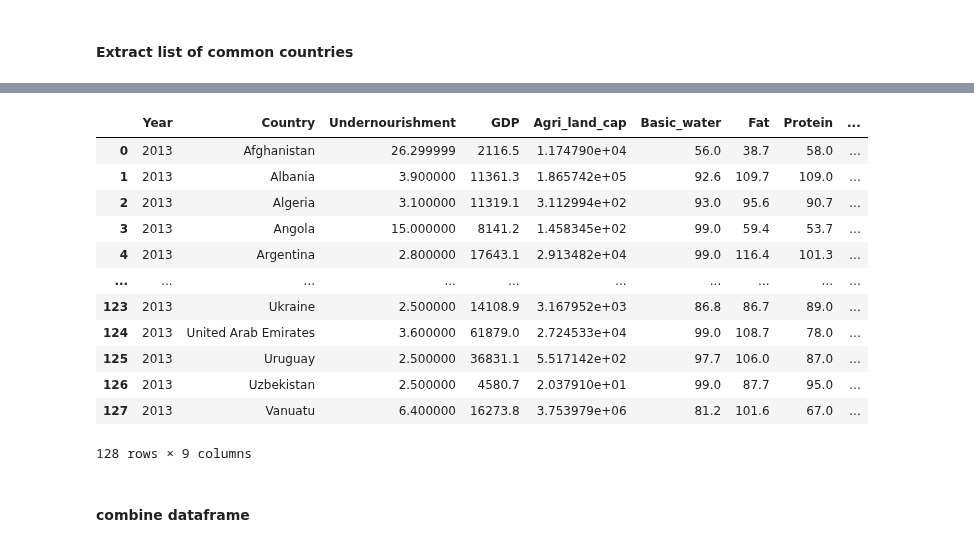
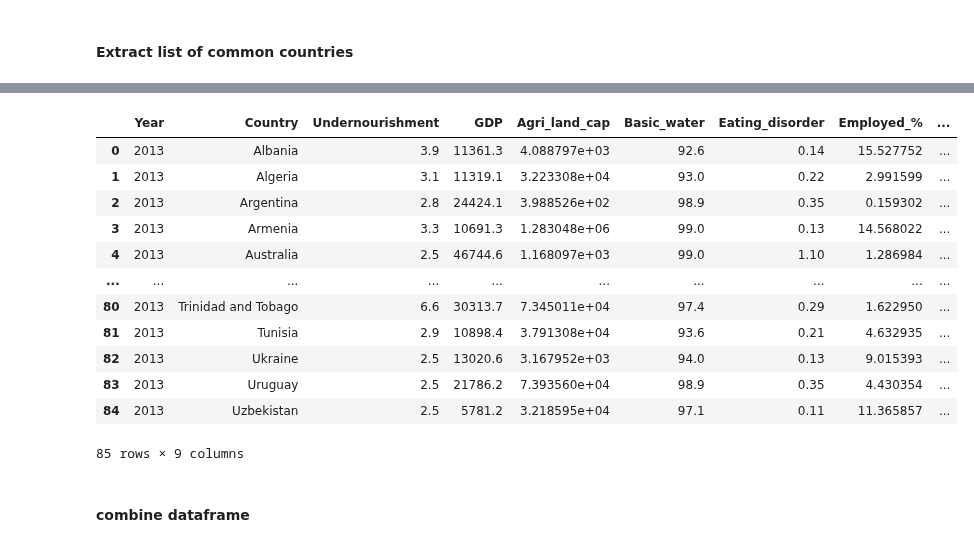
Before and after one commit to tanjoash/2D_data_driven_world, a Jupyter notebook: 2dwork/2D DDW.ipynb, the cells around one changed output, grey strips where cells are left out. Saved outputs shown, nothing was run; the diff lists cells and outputs as text; code cells hidden in the pictures.

```diff
--- a/2dwork/2D DDW.ipynb
+++ b/2dwork/2D DDW.ipynb
@@ -1103,3 +1175,5 @@ df_water_countries = dfyears_water.Country.unique()
+# %%
+df_employment_countries = dfyears_employment.Country.unique()
 # %% [markdown]
 #### Extract list of common countries
 # %%
@@ -1171,0 +1246,9 @@ dfyears_undernourishment = dfyears_undernourishment.reset_index(drop=True)
+# %%
+dfyears_employment = dfyears_employment[dfyears_employment["Country"].isin(countries)]
+dfyears_population = dfyears_population[dfyears_population["Country"].isin(countries)]
+
+dfyears_percentage_employed = dfyears_employment.copy()
+dfyears_percentage_employed["Total_population"] = list(dfyears_population["Population"])
+dfyears_percentage_employed["Employed_%"] = (dfyears_percentage_employed["Employed_num"]/dfyears_percentage_employed["Total_population"])*100
+dfyears_percentage_employed = dfyears_percentage_employed.reset_index(drop=True)
+dfyears_percentage_employed
@@ -1171,0 +1269,10 @@ dfyears_undernourishment = dfyears_undernourishment.reset_index(drop=True)
+# %%
+dfyears_co2 = dfyears_co2[dfyears_co2["Country"].isin(countries)]
+dfyears_agriculture = dfyears_agriculture[dfyears_agriculture["Country"].isin(countries)]
+
+
+dfyears_co2_per_land = dfyears_co2.copy()
+dfyears_co2_per_land["Agri_land"] = list(dfyears_agriculture["Agri_land"])
+dfyears_co2_per_land["CO2_agri"] = (dfyears_co2_per_land["CO2"]/dfyears_co2_per_land["Agri_land"])*1000
+dfyears_co2_per_land = dfyears_co2_per_land.reset_index(drop=True)
+dfyears_co2_per_land
@@ -1172,27 +1293,39 @@ dfyears_undernourishment = dfyears_undernourishment.reset_index(drop=True)
+# %%
+dfyears_GDP = dfyears_GDP[dfyears_GDP["Country"].isin(countries)]
+dfyears_GDP = dfyears_GDP.reset_index(drop=True)
+dfyears_water = dfyears_water[dfyears_water["Country"].isin(countries)]
+dfyears_water = dfyears_water.reset_index(drop=True)
+dfyears_eating_disorder = dfyears_eating_disorder[dfyears_eating_disorder["Country"].isin(countries)]
+dfyears_eating_disorder = dfyears_eating_disorder.reset_index(drop=True)
+dfyears_undernourishment = dfyears_undernourishment[dfyears_undernourishment["Country"].isin(countries)]
+dfyears_undernourishment = dfyears_undernourishment.reset_index(drop=True)
 # %%
 dfyears_new_combined = dfyears_undernourishment.loc[:, ["Country", "Undernourishment"]]
 dfyears_new_combined["GDP"] = dfyears_GDP.loc[:, "GDP"]
 dfyears_new_combined["Agri_land_cap"] = dfyears_agriculture_per_pop.loc[:, "Agri_land_cap"]
 dfyears_new_combined["Basic_water"] = dfyears_water.loc[:, "Basic_water"]
-dfyears_new_combined["Fat"] = dfyears_carb.loc[:, "Fat"]
-dfyears_new_combined["Protein"] = dfyears_carb.loc[:, "Protein"]
-dfyears_new_combined["Carbohydrate"] = dfyears_carb.loc[:, "Carbohydrate"]
+dfyears_new_combined["Eating_disorder"] = dfyears_eating_disorder.loc[:, "Eating_disorder"]
+dfyears_new_combined["Employed_%"] = dfyears_percentage_employed.loc[:, "Employed_%"]
+dfyears_new_combined["CO2_agri"] = dfyears_co2_per_land.loc[:, "CO2_agri"]
+#dfyears_new_combined["Fat"] = dfyears_carb.loc[:, "Fat"]
+#dfyears_new_combined["Protein"] = dfyears_carb.loc[:, "Protein"]
+#dfyears_new_combined["Carbohydrate"] = dfyears_carb.loc[:, "Carbohydrate"]
 dfyears_new_combined.insert(0, "Year", 2013)
 dfyears_new_combined = dfyears_new_combined.reset_index(drop=True)
 dfyears_new_combined
 # %% [output]
-|  | Year | Country | Undernourishment | GDP | Agri_land_cap | Basic_water | Fat | Protein | ... |
-| 0 | 2013 | Afghanistan | 26.299999 | 2116.5 | 1.174790e+04 | 56.0 | 38.7 | 58.0 | ... |
-| 1 | 2013 | Albania | 3.900000 | 11361.3 | 1.865742e+05 | 92.6 | 109.7 | 109.0 | ... |
-| 2 | 2013 | Algeria | 3.100000 | 11319.1 | 3.112994e+02 | 93.0 | 95.6 | 90.7 | ... |
-| 3 | 2013 | Angola | 15.000000 | 8141.2 | 1.458345e+02 | 99.0 | 59.4 | 53.7 | ... |
-| 4 | 2013 | Argentina | 2.800000 | 17643.1 | 2.913482e+04 | 99.0 | 116.4 | 101.3 | ... |
+|  | Year | Country | Undernourishment | GDP | Agri_land_cap | Basic_water | Eating_disorder | Employed_% | ... |
+| 0 | 2013 | Albania | 3.9 | 11361.3 | 4.088797e+03 | 92.6 | 0.14 | 15.527752 | ... |
+| 1 | 2013 | Algeria | 3.1 | 11319.1 | 3.223308e+04 | 93.0 | 0.22 | 2.991599 | ... |
+| 2 | 2013 | Argentina | 2.8 | 24424.1 | 3.988526e+02 | 98.9 | 0.35 | 0.159302 | ... |
+| 3 | 2013 | Armenia | 3.3 | 10691.3 | 1.283048e+06 | 99.0 | 0.13 | 14.568022 | ... |
+| 4 | 2013 | Australia | 2.5 | 46744.6 | 1.168097e+03 | 99.0 | 1.10 | 1.286984 | ... |
 | ... | ... | ... | ... | ... | ... | ... | ... | ... | ... |
-| 123 | 2013 | Ukraine | 2.500000 | 14108.9 | 3.167952e+03 | 86.8 | 86.7 | 89.0 | ... |
-| 124 | 2013 | United Arab Emirates | 3.600000 | 61879.0 | 2.724533e+04 | 99.0 | 108.7 | 78.0 | ... |
-| 125 | 2013 | Uruguay | 2.500000 | 36831.1 | 5.517142e+02 | 97.7 | 106.0 | 87.0 | ... |
-| 126 | 2013 | Uzbekistan | 2.500000 | 4580.7 | 2.037910e+01 | 99.0 | 87.7 | 95.0 | ... |
-| 127 | 2013 | Vanuatu | 6.400000 | 16273.8 | 3.753979e+06 | 81.2 | 101.6 | 67.0 | ... |
+| 80 | 2013 | Trinidad and Tobago | 6.6 | 30313.7 | 7.345011e+04 | 97.4 | 0.29 | 1.622950 | ... |
+| 81 | 2013 | Tunisia | 2.9 | 10898.4 | 3.791308e+04 | 93.6 | 0.21 | 4.632935 | ... |
+| 82 | 2013 | Ukraine | 2.5 | 13020.6 | 3.167952e+03 | 94.0 | 0.13 | 9.015393 | ... |
+| 83 | 2013 | Uruguay | 2.5 | 21786.2 | 7.393560e+04 | 98.9 | 0.35 | 4.430354 | ... |
+| 84 | 2013 | Uzbekistan | 2.5 | 5781.2 | 3.218595e+04 | 97.1 | 0.11 | 11.365857 | ... |
-128 rows × 9 columns
+85 rows × 9 columns
 # %%
 # convert the dataframe to a csv for each year
```
Also changed, not shown: parts of 17 cells of this notebook, 8 other files.
